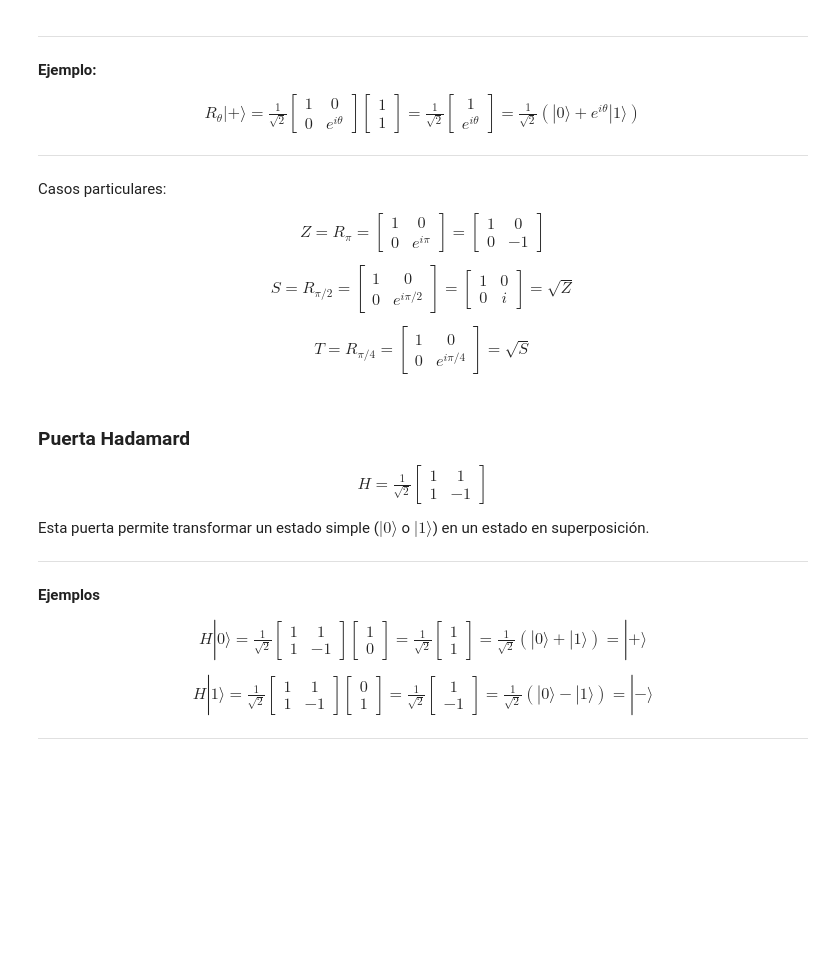
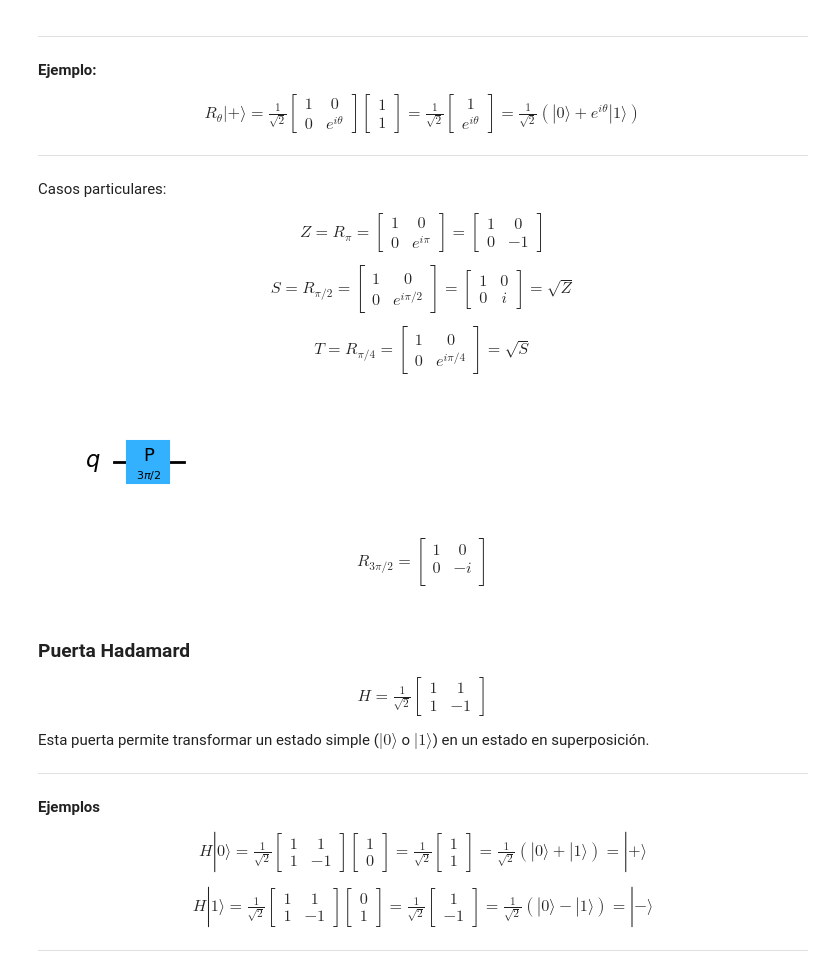
Before and after one commit to tarabelo/2024-VIU-Quantum, a Jupyter notebook: Puertas cuánticas.ipynb, the cells around one changed output. Cells and saved outputs as stored; diff of their text form; code cells hidden in the pictures; blank space fills up the shorter version.

```diff
--- a/Puertas cuánticas.ipynb
+++ b/Puertas cuánticas.ipynb
@@ -6,10 +23,7 @@
 # %%
-import warnings
-warnings.filterwarnings("ignore", category=UserWarning)
-
 # importing Qiskit
-from qiskit import QuantumCircuit, transpile, execute
-from qiskit.providers.aer import AerSimulator
+from qiskit import QuantumCircuit
+from qiskit_aer import AerSimulator, UnitarySimulator, StatevectorSimulator
 
 # import basic plot tools
 from qiskit.visualization import plot_histogram
@@ -20,23 +34,17 @@ sim = AerSimulator()
 # Funciones auxiliares
 # Función para simular y mostrar el vector de estado
 def obten_estado(qcirc, etiqueta):
-    # Salvamos el vector de estado final del circuito
-    qcirc.save_statevector()
-
     # Hacemos una simulación y obtenemos los resultados
-    qobj = transpile(qcirc, sim)
-    result = execute(qobj, sim).result()
+    sim = StatevectorSimulator()
+    result = sim.run(qc).result()
     estado = result.get_statevector()
     display(estado.draw('latex', prefix=etiqueta))
     display(estado.draw('bloch'))
 
 # Funcion para obtener y mostrar la matriz unitaria
 def obten_unitaria(qcirc, etiqueta):
-    sim_u = AerSimulator(method='unitary')
-    #Necesito indicar que se salve la matriz unitaria
-    qcirc.save_unitary()
-
-    result = execute(transpile(qcirc, sim_u), sim_u).result()
+    sim_u = UnitarySimulator()
+    result = sim_u.run(qcirc).result()
     unitary = result.get_unitary(qcirc)
     display(unitary.draw('latex', prefix=etiqueta))
 # %% [markdown]
@@ -371,13 +430,22 @@ $$
 T = R_{\pi/4} = \begin{bmatrix}1 & 0 \\ 0 & e^{i\pi/4} \end{bmatrix} = \sqrt{S}
 $$
 # %%
-# Ejemplo, rotación 3𝜋/2
+# Ejemplo: rotación 3𝜋/2
 import numpy as np
 qc = QuantumCircuit(1)
 theta = 3*np.pi/2
 qc.p(theta, 0)
-display(qc.draw('mpl', style="iqp"))
+display(qc.draw('mpl'))
 obten_unitaria(qc, "R_{3\pi/2} = ")
+# %% [output]
+[figure, added]
+$$
+R_{3\pi/2} =
+\begin{bmatrix}
+1 & 0  \\
+ 0 & - i  \\
+ \end{bmatrix}
+$$
 # %% [markdown]
 ### Puerta Hadamard <a id="hada"></a>
 
```
Also changed, not shown: parts of 31 cells of this notebook.
